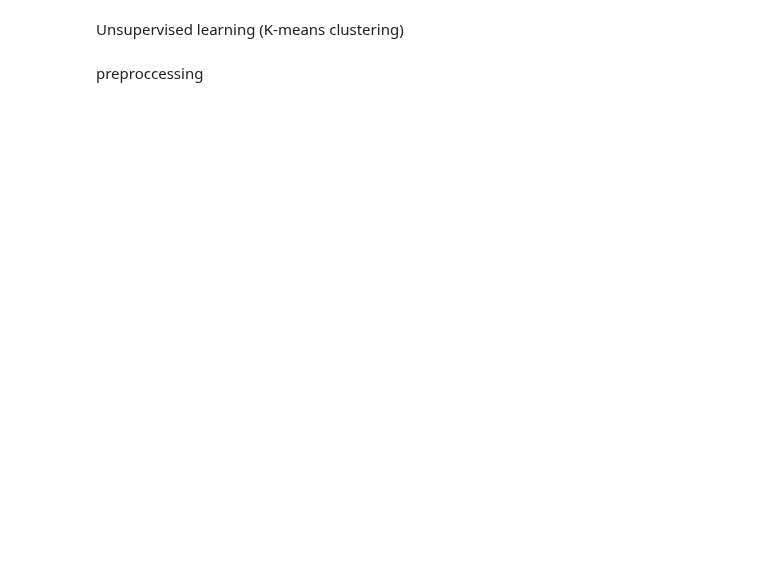
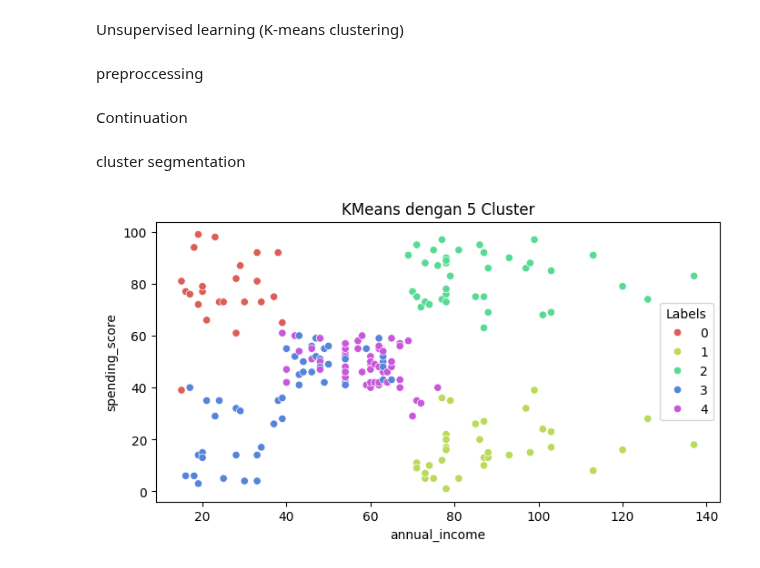
Before and after one commit to DGkurnia/discuss1, a Jupyter notebook: regtra.ipynb, the cells around one changed output. Drawn from its saved outputs; the diff is of its cells as text; code cells hidden in the pictures; blank space fills up the shorter version.

```diff
--- a/regtra.ipynb
+++ b/regtra.ipynb
@@ -43,0 +42,22 @@ preproccessing
+# %%
+#first step
+df = df.rename(columns={'Gender': 'gender', 'Age': 'age',
+                        'Annual Income (k$)': 'annual_income',
+                        'Spending Score (1-100)': 'spending_score'})
+
+# ubah data kategorik menjadi data numerik
+df['gender'].replace(['Female', 'Male'], [0,1], inplace=True)
+"""
+# tampilkan data yang sudah di preprocess
+df.head(3)
+"""
+# menghilangkan kolom customer id dan gender
+X = df.drop(['CustomerID', 'gender'], axis=1)
+
+#membuat list yang berisi inertia
+clusters = []
+for i in range(1,11):
+  km = KMeans(n_clusters=i).fit(X)
+  clusters.append(km.inertia_)
+# %% [markdown]
+Continuation
@@ -43,0 +72,18 @@ preproccessing
+# %% [markdown]
+cluster segmentation
+# %%
+#final input
+# membuat objek KMeans
+km5 = KMeans(n_clusters=5).fit(X)
+
+# menambahkan kolom label pada dataset
+X['Labels'] = km5.labels_
+
+# membuat plot KMeans dengan 5 klaster
+plt.figure(figsize=(8,4))
+sns.scatterplot(x=X['annual_income'], y=X['spending_score'], hue=X['Labels'],
+                palette=sns.color_palette('hls', 5))
+plt.title('KMeans dengan 5 Cluster')
+plt.show()
+# %% [output]
+[figure, added]
```
Also changed, not shown: parts of 2 cells of this notebook.
